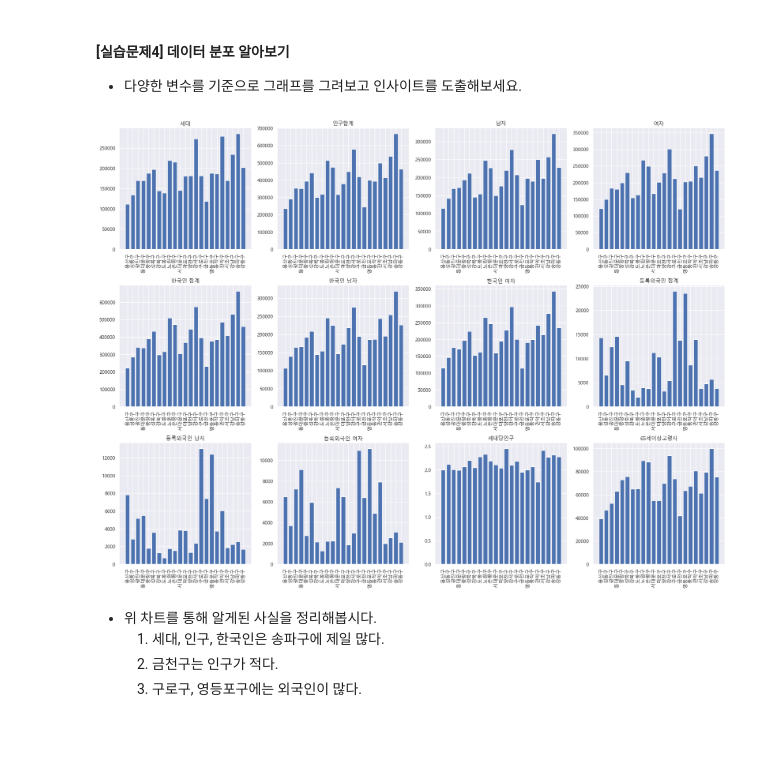
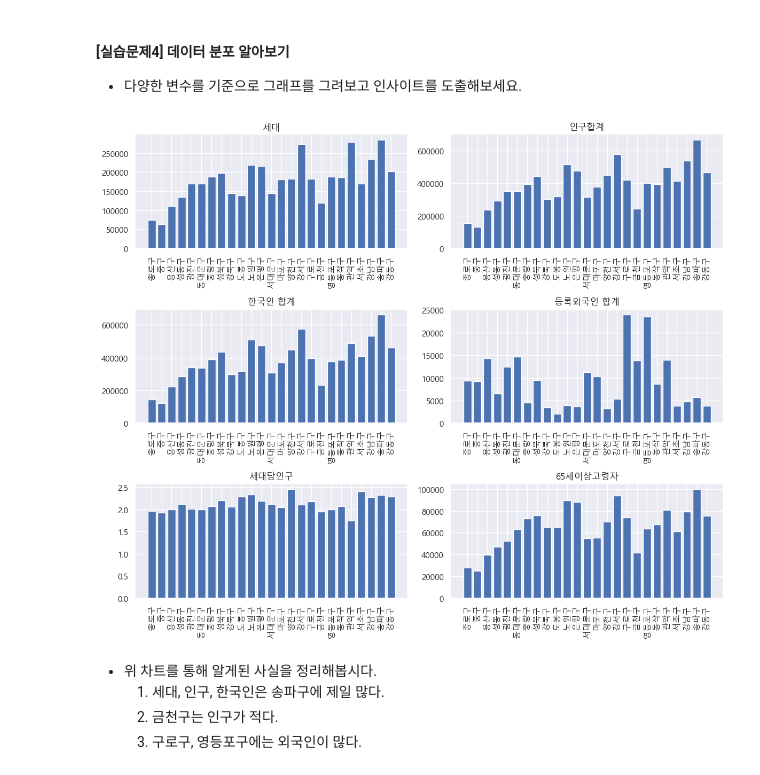
Before and after one commit to Jihwan98/aivle_school, a Jupyter notebook: 2023.02.13_미니프로젝트1차_실습자료/1.3 데이터 불러오기 및 분석(EDA)_1차_주민등록데이터.ipynb, the cells around one changed output. Saved outputs shown, nothing was run; the diff lists cells and outputs as text; code cells hidden in the pictures; blank space fills up the shorter version.

```diff
--- a/2023.02.13_미니프로젝트1차_실습자료/1.3 데이터 불러오기 및 분석(EDA)_1차_주민등록데이터.ipynb
+++ b/2023.02.13_미니프로젝트1차_실습자료/1.3 데이터 불러오기 및 분석(EDA)_1차_주민등록데이터.ipynb
@@ -161,4 +161,4 @@ seoul_people
 | 26 | 2022.1/4 | 송파구 | 285106 | 668261 | 321963 | 346298 | 662607 | 319407 | 343200 | 5654 | 2556 | ... |
 | 27 | 2022.1/4 | 강동구 | 201926 | 465097 | 227891 | 237206 | 461300 | 226203 | 235097 | 3797 | 1688 | ... |
 # %%
-seoul_people.drop('기간', axis=1, inplace=True)
+seoul_people.drop(['기간', '남자', '여자', '한국인 남자', '한국인 여자', '등록외국인 남자', '등록외국인 여자', ], axis=1, inplace=True)
@@ -169,0 +182,6 @@ See the caveats in the documentation: https://pandas.pydata.org/pandas-docs/stab
+# %%
+# data type 변경을 위해 잠시 index를 자치구로 변경
+seoul_people.set_index('자치구', inplace=True)
+seoul_people = seoul_people.astype('float')
+seoul_people.reset_index(inplace=True)
+seoul_people.head()
@@ -195,17 +235,17 @@ import scipy.stats as spst
 * 다양한 변수를 기준으로 그래프를 그려보고 인사이트를 도출해보세요.
 # %%
 # 아래에 실습코드를 작성하고 결과를 확인합니다.
-plt.figure(figsize=(20, 15))
-for i in range(0, len(list(temp))):
-    plt.subplot(3, 4, i+1)
-    plt.title(list(temp)[i])
-    plt.bar(seoul_people['자치구'], temp[list(temp)[i]])
+plt.figure(figsize=(12, 10))
+for i in range(1, len(list(seoul_people))):
+    plt.subplot(3, 2, i)
+    plt.title(list(seoul_people)[i])
+    plt.bar(seoul_people['자치구'], seoul_people[list(seoul_people)[i]])
     plt.xticks(rotation=90)
 
 plt.tight_layout()
 plt.show()
 # %% [output]
-[figure, old version]
+[figure, new version]
 # %% [markdown]
 -  위 차트를 통해 알게된 사실을 정리해봅시다.
     1. 세대, 인구, 한국인은 송파구에 제일 많다.
```
Also changed, not shown: parts of 6 cells of this notebook, 4 other files.
